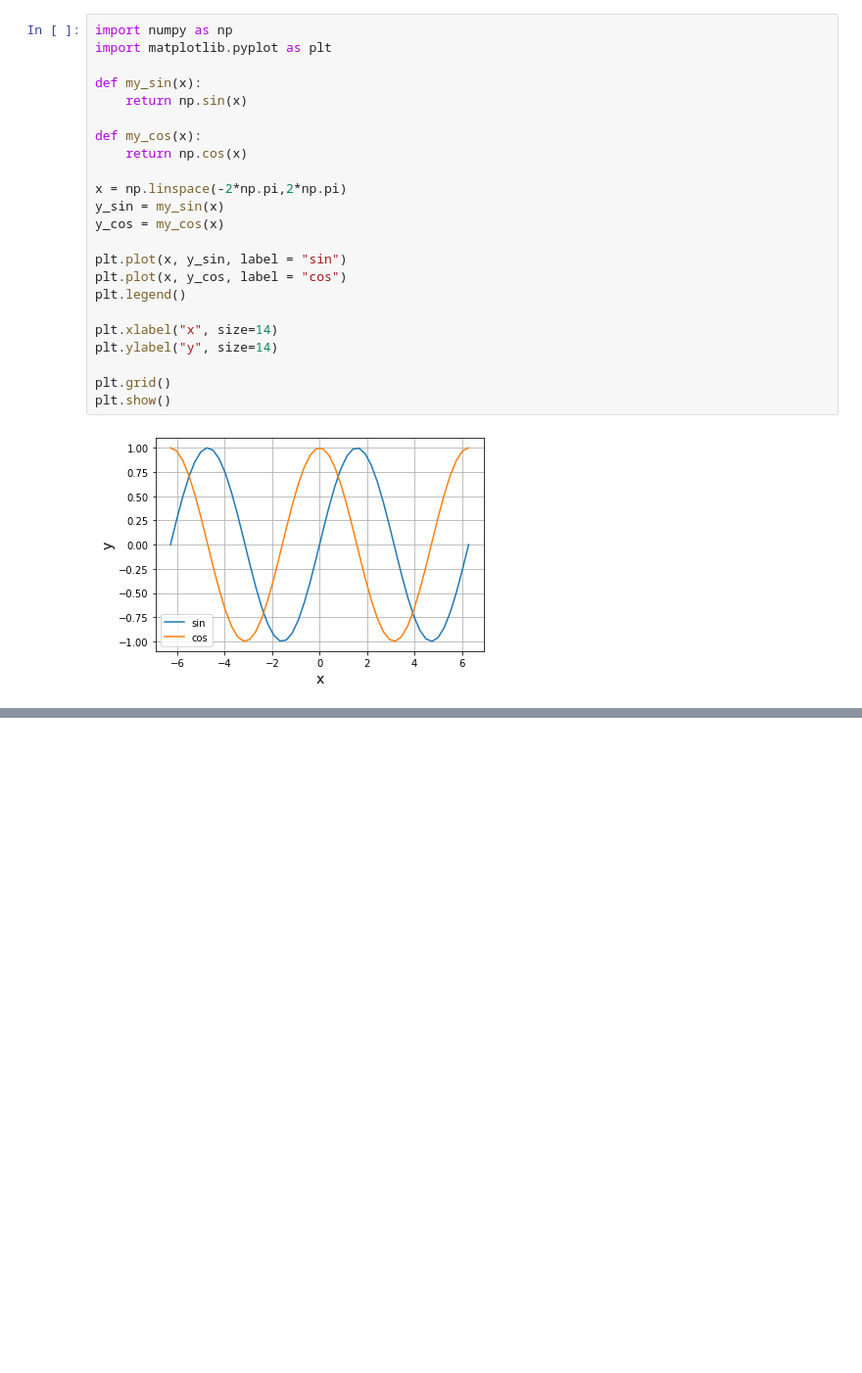
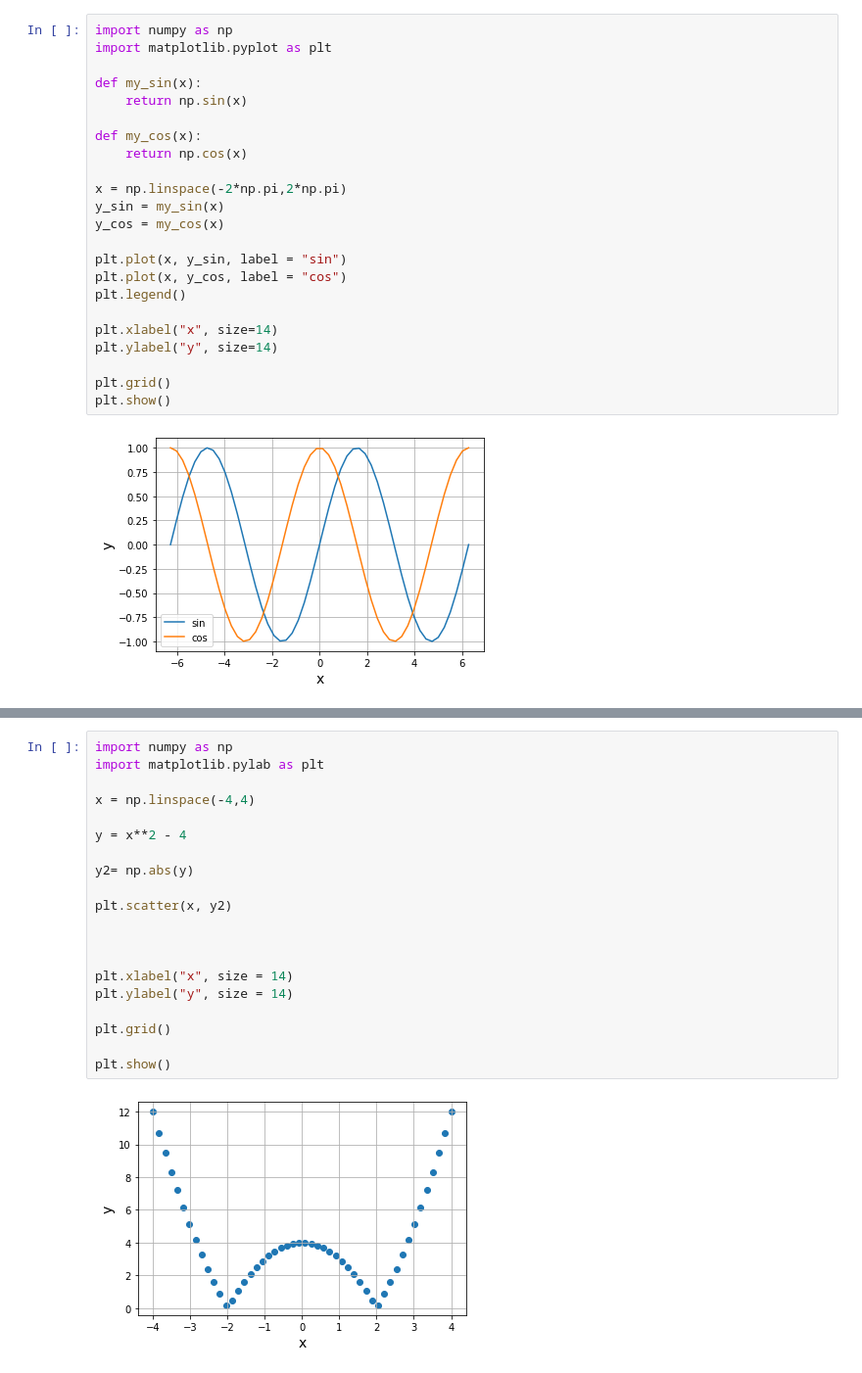
Before and after one commit to Naoaki0826/ToLeanpython, a Jupyter notebook: mathPython/lesson3.ipynb, the cells around one changed output, grey strips where cells are left out. Shown: that part at 98% size. Drawn from its saved outputs; the diff is of its cells as text; blank space fills up the shorter version.

```diff
--- a/mathPython/lesson3.ipynb
+++ b/mathPython/lesson3.ipynb
@@ -222,0 +334,22 @@ plt.show()
+# %%
+import numpy as np
+import matplotlib.pylab as plt
+
+x = np.linspace(-4,4)
+
+y = x**2 - 4
+
+y2= np.abs(y)
+
+plt.scatter(x, y2)
+
+
+
+plt.xlabel("x", size = 14)
+plt.ylabel("y", size = 14)
+
+plt.grid()
+
+plt.show()
+# %% [output]
+[figure, added]
```
Also changed, not shown: parts of 12 cells of this notebook, 4 other files.
